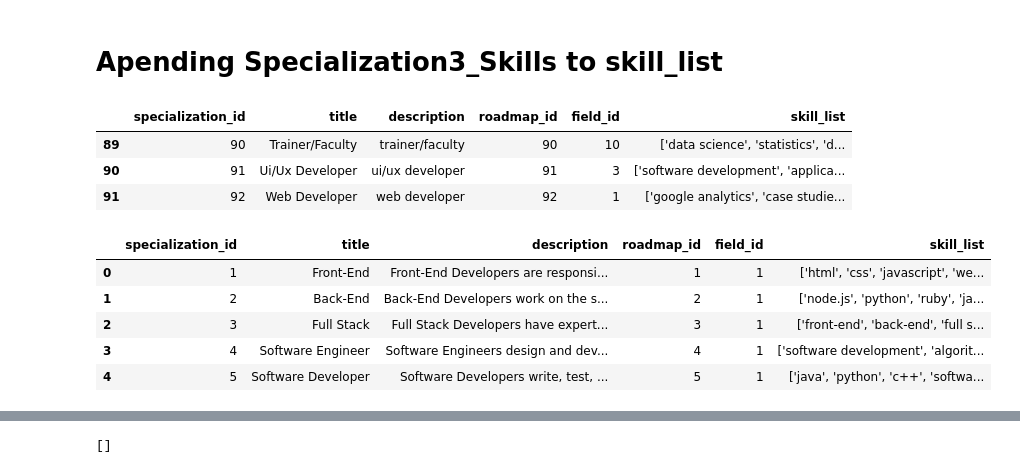
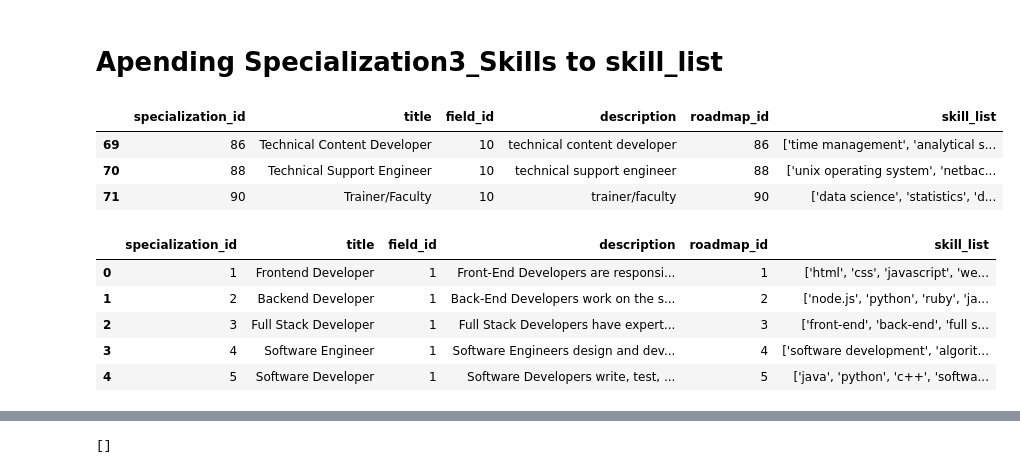
Before and after one commit to ron-ligsay/course-u, a Jupyter notebook: course_u/src/notebooks/specialization_x_field_skills.ipynb, the cells around one changed output, grey strips where cells are left out. Saved outputs shown, nothing was run; the diff lists cells and outputs as text; code cells hidden in the pictures.

```diff
--- a/course_u/src/notebooks/specialization_x_field_skills.ipynb
+++ b/course_u/src/notebooks/specialization_x_field_skills.ipynb
@@ -454,24 +485,25 @@ specialization3_skills = pd.read_csv('../../static/csv/specialization3_skills.cs
 import numpy as np
 import pandas as pd
 # %%
-specialization3_skills = pd.read_csv('../../static/csv/specialization3_skills.csv')
+#specialization3_skills = pd.read_csv('../../static/csv/specialization3_skills.csv')
+specialization3_skills = pd.read_csv('../../static/csv/specialization5_1.csv')
 specialization3_skills.tail(3)
 # %% [output]
-|  | specialization_id | title | description | roadmap_id | field_id | skill_list |
-| 89 | 90 | Trainer/Faculty | trainer/faculty | 90 | 10 | ['data science', 'statistics', 'd... |
-| 90 | 91 | Ui/Ux Developer | ui/ux developer | 91 | 3 | ['software development', 'applica... |
-| 91 | 92 | Web Developer | web developer | 92 | 1 | ['google analytics', 'case studie... |
+|  | specialization_id | title | field_id | description | roadmap_id | skill_list |
+| 69 | 86 | Technical Content Developer | 10 | technical content developer | 86 | ['time management', 'analytical s... |
+| 70 | 88 | Technical Support Engineer | 10 | technical support engineer | 88 | ['unix operating system', 'netbac... |
+| 71 | 90 | Trainer/Faculty | 10 | trainer/faculty | 90 | ['data science', 'statistics', 'd... |
 # %%
 # for each row, get the skill_list and combine them into one list
 specialization3_skills['skill_list'] = specialization3_skills['skill_list'].apply(lambda x: x[1:-1].split(','))
 specialization3_skills.head()
 # %% [output]
-|  | specialization_id | title | description | roadmap_id | field_id | skill_list |
-| 0 | 1 | Front-End | Front-End Developers are responsi... | 1 | 1 | ['html', 'css', 'javascript', 'we... |
-| 1 | 2 | Back-End | Back-End Developers work on the s... | 2 | 1 | ['node.js', 'python', 'ruby', 'ja... |
-| 2 | 3 | Full Stack | Full Stack Developers have expert... | 3 | 1 | ['front-end', 'back-end', 'full s... |
-| 3 | 4 | Software Engineer | Software Engineers design and dev... | 4 | 1 | ['software development', 'algorit... |
-| 4 | 5 | Software Developer | Software Developers write, test, ... | 5 | 1 | ['java', 'python', 'c++', 'softwa... |
+|  | specialization_id | title | field_id | description | roadmap_id | skill_list |
+| 0 | 1 | Frontend Developer | 1 | Front-End Developers are responsi... | 1 | ['html', 'css', 'javascript', 'we... |
+| 1 | 2 | Backend Developer | 1 | Back-End Developers work on the s... | 2 | ['node.js', 'python', 'ruby', 'ja... |
+| 2 | 3 | Full Stack Developer | 1 | Full Stack Developers have expert... | 3 | ['front-end', 'back-end', 'full s... |
+| 3 | 4 | Software Engineer | 1 | Software Engineers design and dev... | 4 | ['software development', 'algorit... |
+| 4 | 5 | Software Developer | 1 | Software Developers write, test, ... | 5 | ['java', 'python', 'c++', 'softwa... |
 # %%
 # remove '-' from skill_list
 specialization3_skills['skill_list'] = specialization3_skills['skill_list'].apply(lambda x: [skill.strip().replace('-', ' ') for skill in x])
```
Also changed, not shown: parts of 74 cells of this notebook, 15 other files.
